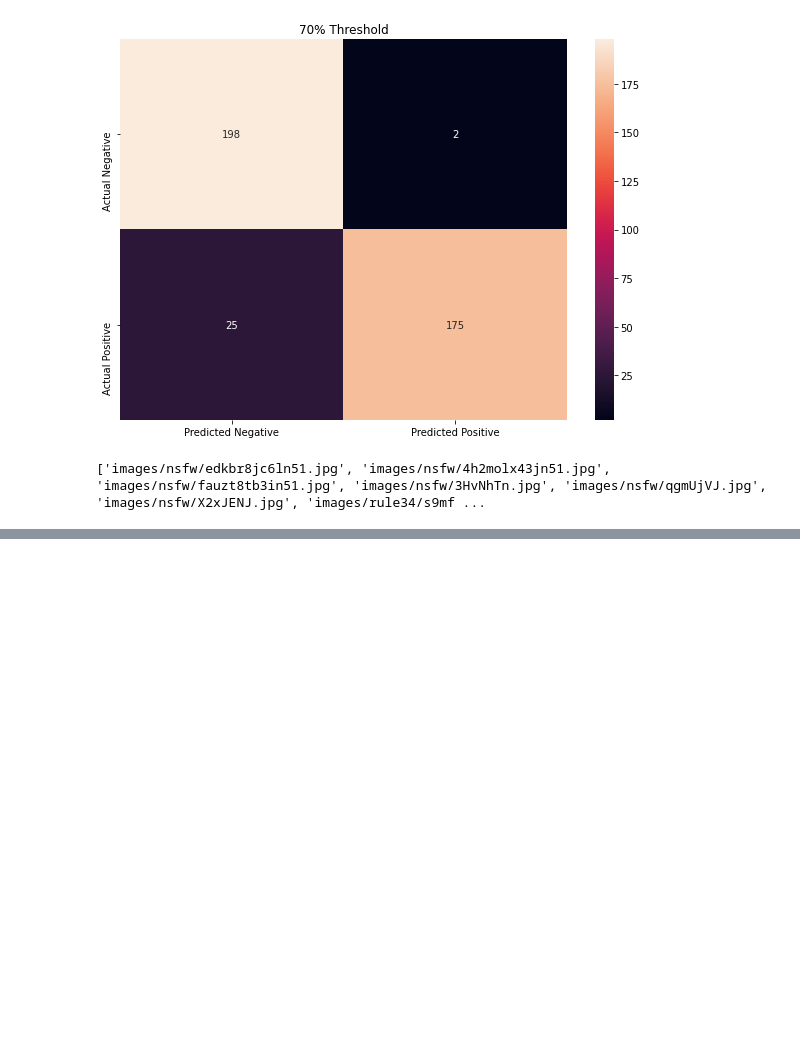
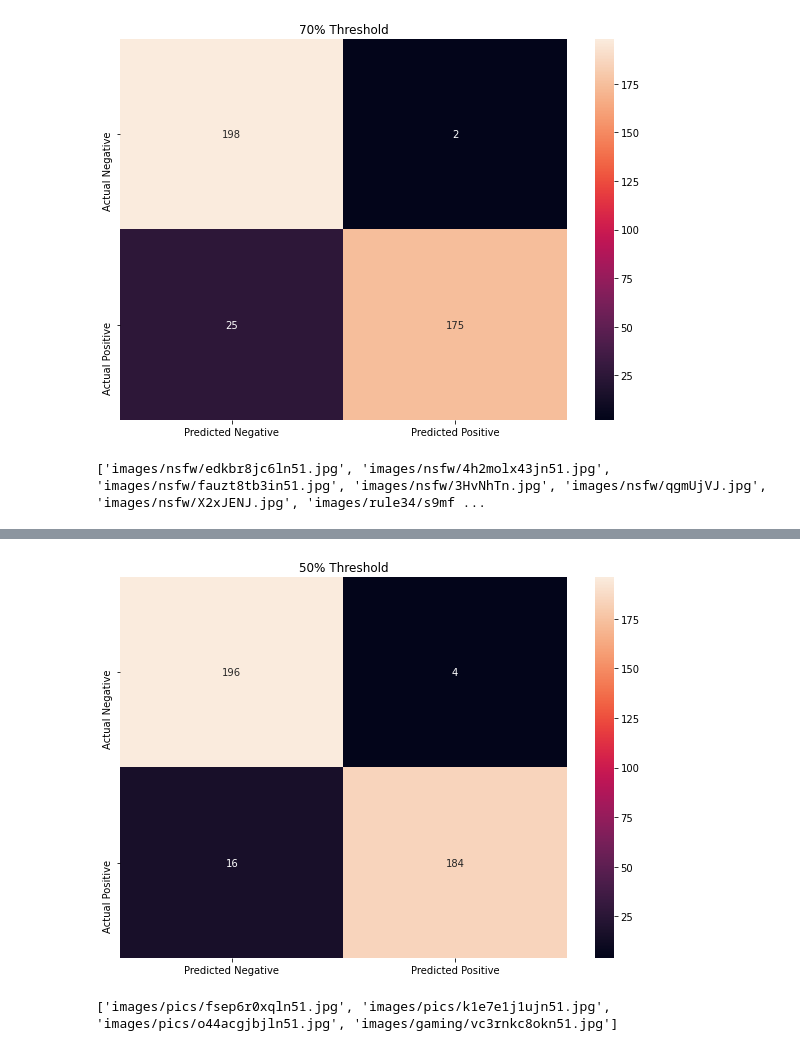
Before and after one commit to JohnnyUrosevic/NudeNet-Tests, a Jupyter notebook: nudenet_tester.ipynb, the cells around one changed output, grey strips where cells are left out. Drawn from its saved outputs; the diff is of its cells as text; code cells hidden in the pictures; blank space fills up the shorter version.

```diff
--- a/nudenet_tester.ipynb
+++ b/nudenet_tester.ipynb
@@ -112,0 +117,8 @@ print([k for k, v in preds.items() if v == (0,1)])
+# %%
+plot(.5)
+# %% [output]
+[figure, added]
+# %%
+print([k for k, v in preds.items() if v == (1,0)])
+# %% [output]
+['images/pics/fsep6r0xqln51.jpg', 'images/pics/k1e7e1j1ujn51.jpg', 'images/pics/o44acgjbjln51.jpg', 'images/gaming/vc3rnkc8okn51.jpg']
```
Also changed, not shown: parts of 2 cells of this notebook.
